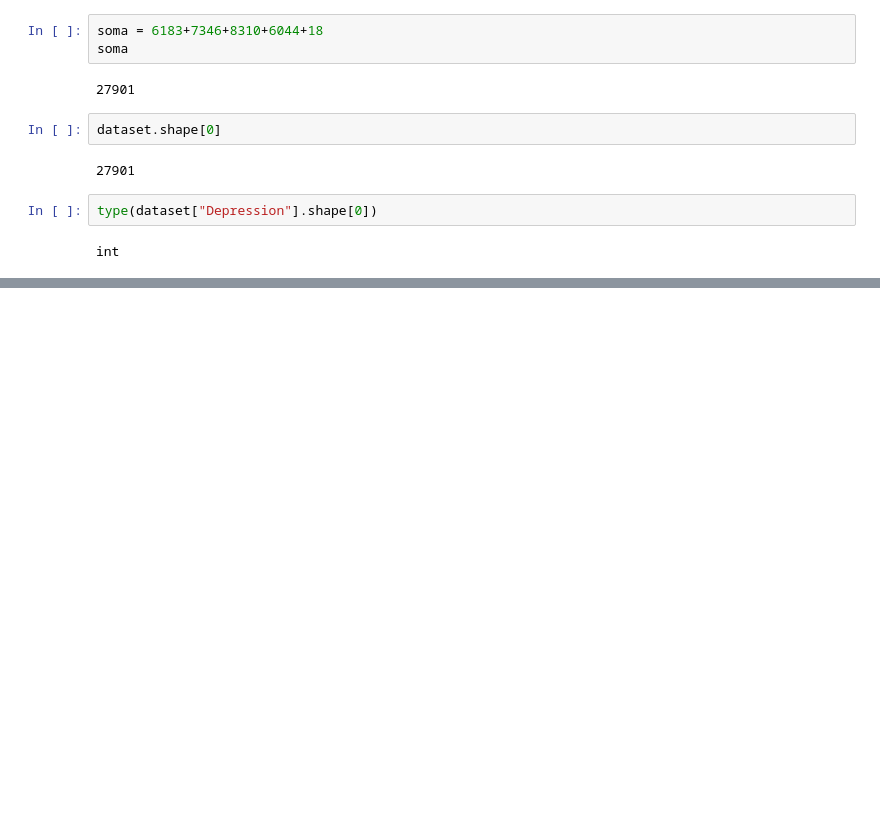
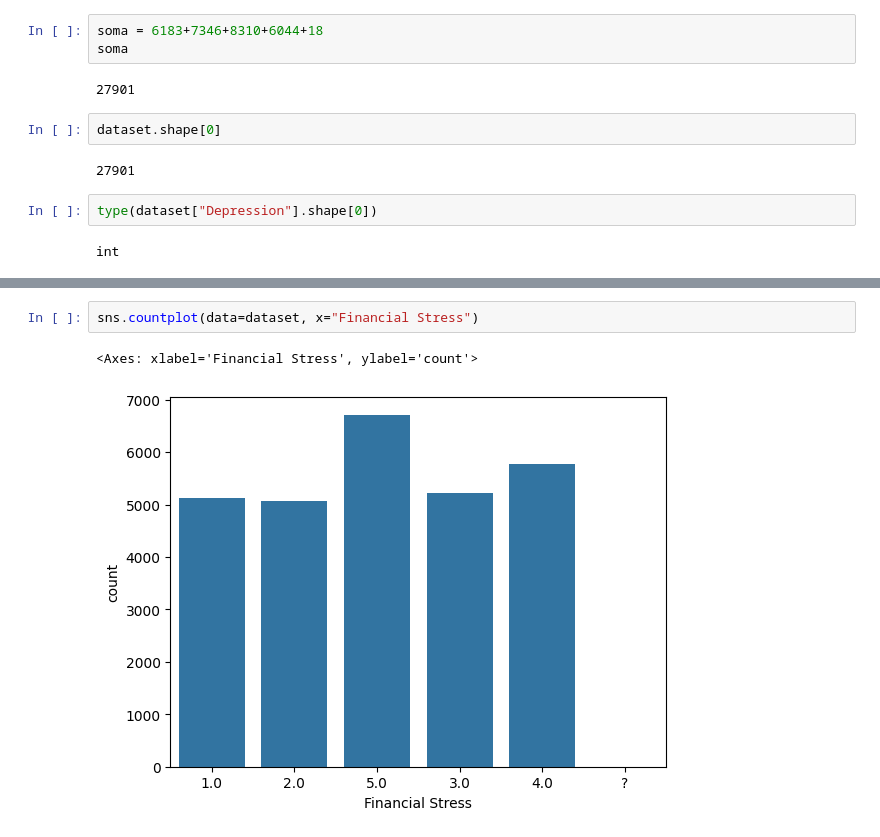
Before and after one commit to Pablo-Sant/Depressao-estudantil, a Jupyter notebook: notebooks/01-eda.ipynb, the cells around one changed output, grey strips where cells are left out. Cells and saved outputs as stored; diff of their text form; blank space fills up the shorter version.

```diff
--- a/notebooks/01-eda.ipynb
+++ b/notebooks/01-eda.ipynb
@@ -393,0 +449,5 @@ int
+# %%
+sns.countplot(data=dataset, x="Financial Stress")
+# %% [output]
+<Axes: xlabel='Financial Stress', ylabel='count'>
+[figure, added]
```
Also changed, not shown: parts of 35 cells of this notebook, 2 other files.
